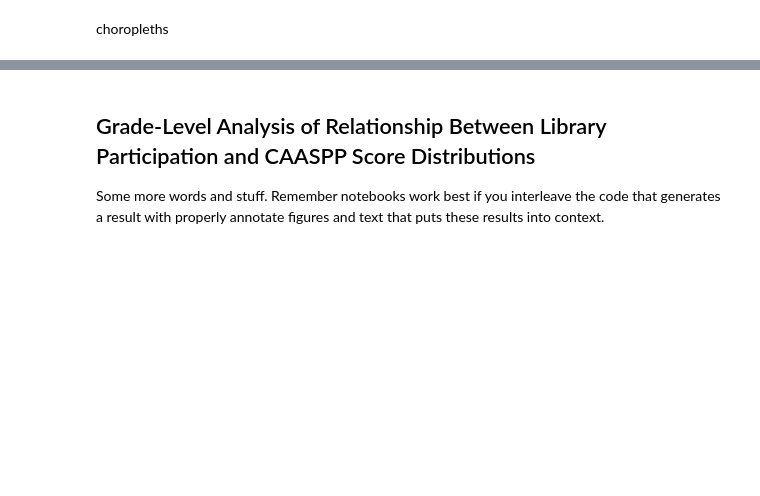
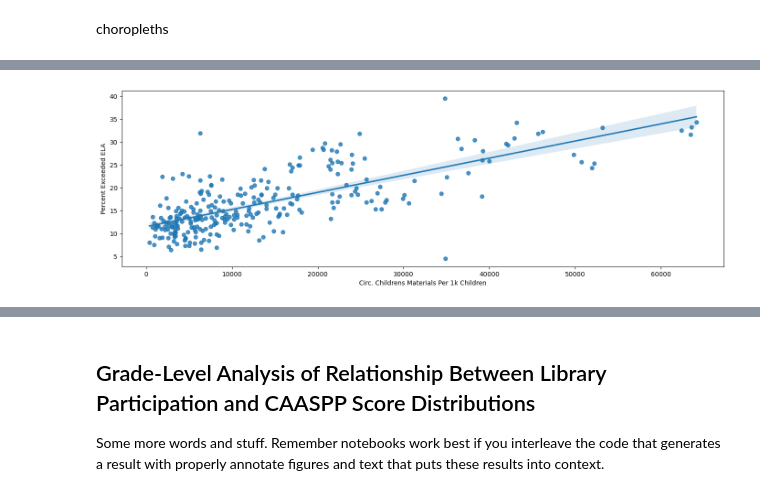
Before and after one commit to KaitlynChou/COGS-108-Project, a Jupyter notebook: FinalProject_Group057_WI24.ipynb, the cells around one changed output, grey strips where cells are left out. Drawn from its saved outputs; the diff is of its cells as text; code cells hidden in the pictures; blank space fills up the shorter version.

```diff
--- a/FinalProject_Group057_WI24.ipynb
+++ b/FinalProject_Group057_WI24.ipynb
@@ -512,0 +573,6 @@ Some more words and stuff.  Remember notebooks work best if you interleave the c
+# %%
+# test: line of best fit with regplot
+sns.regplot(library_caaspp[library_caaspp['Circ. Childrens Materials Per 1k Children'] >= 0],
+            x='Circ. Childrens Materials Per 1k Children', y='Percent Exceeded ELA');
+# %% [output]
+[figure, added]
```
Also changed, not shown: parts of 15 cells of this notebook.
